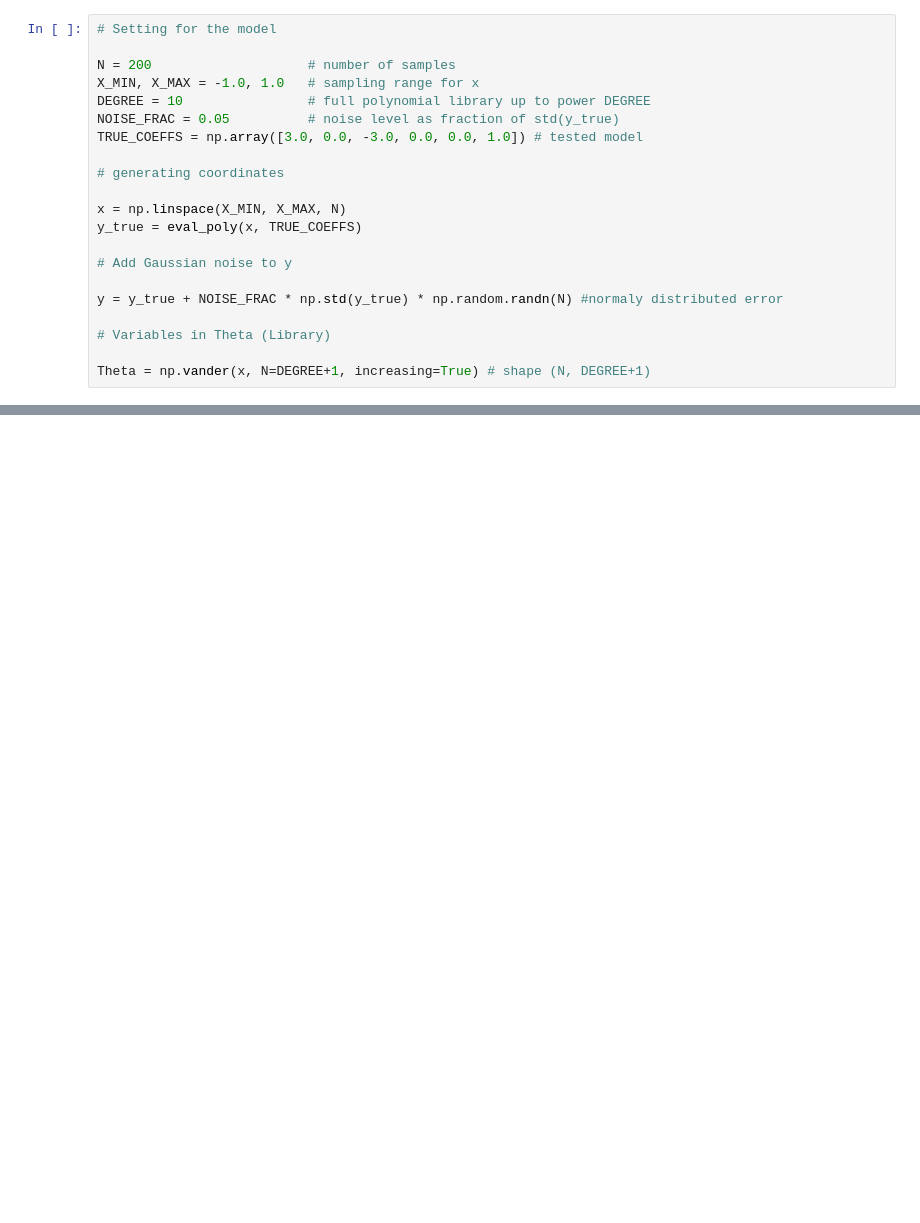
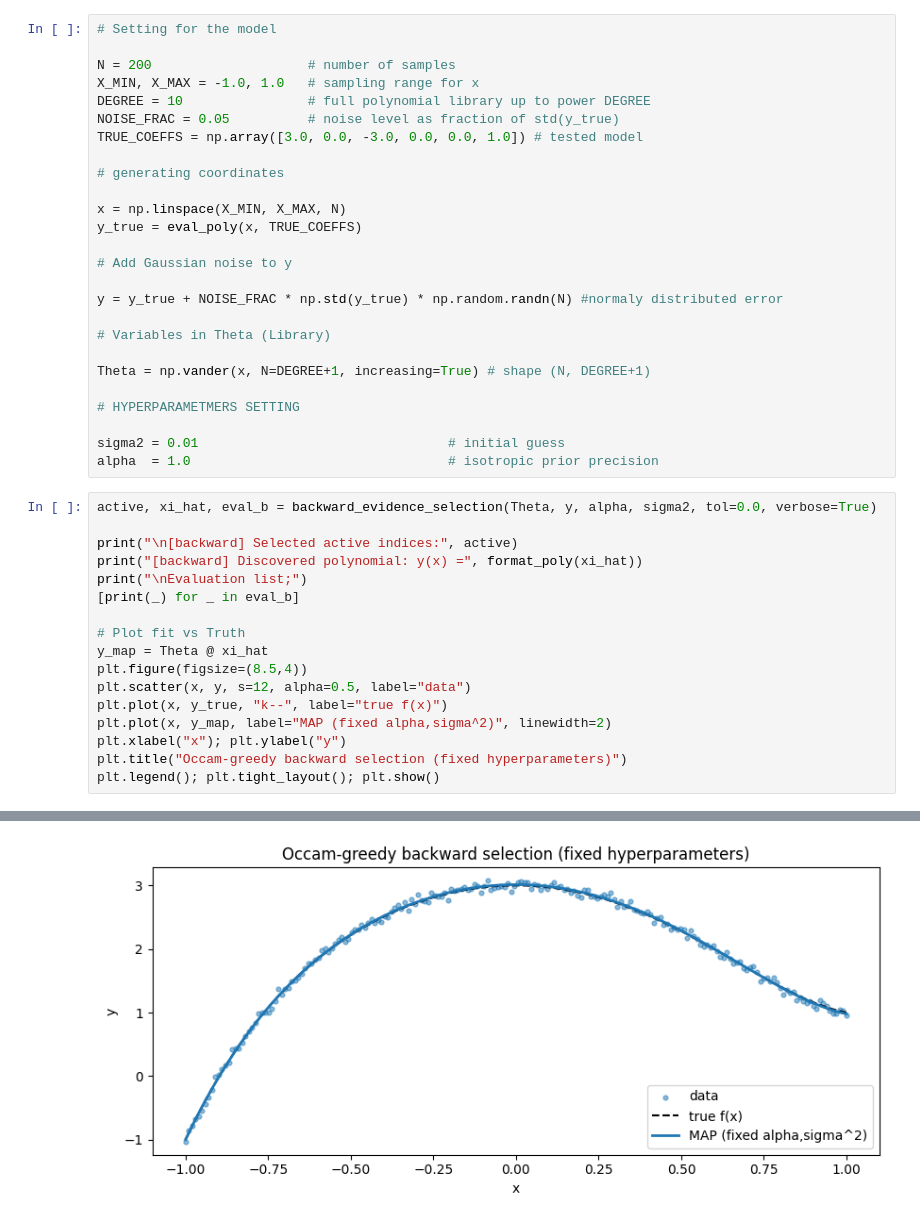
Before and after one commit to brianhjh/Bayesian-SINDy, a Jupyter notebook: notebooks/bindy.ipynb, the cells around one changed output, grey strips where cells are left out. Cells and saved outputs as stored; diff of their text form; blank space fills up the shorter version.

```diff
--- a/notebooks/bindy.ipynb
+++ b/notebooks/bindy.ipynb
@@ -58,3 +277,26 @@ y = y_true + NOISE_FRAC * np.std(y_true) * np.random.randn(N) #normaly distribut
 # Variables in Theta (Library)
 
 Theta = np.vander(x, N=DEGREE+1, increasing=True) # shape (N, DEGREE+1)
+
+# HYPERPARAMETMERS SETTING
+
+sigma2 = 0.01                                # initial guess
+alpha  = 1.0                                 # isotropic prior precision
+# %%
+active, xi_hat, eval_b = backward_evidence_selection(Theta, y, alpha, sigma2, tol=0.0, verbose=True)
+
+print("\n[backward] Selected active indices:", active)
+print("[backward] Discovered polynomial: y(x) =", format_poly(xi_hat))
+print("\nEvaluation list;")
+[print(_) for _ in eval_b]
+
+# Plot fit vs Truth
+y_map = Theta @ xi_hat
+plt.figure(figsize=(8.5,4))
+plt.scatter(x, y, s=12, alpha=0.5, label="data")
+plt.plot(x, y_true, "k--", label="true f(x)")
+plt.plot(x, y_map, label="MAP (fixed alpha,sigma^2)", linewidth=2)
+plt.xlabel("x"); plt.ylabel("y")
+plt.title("Occam-greedy backward selection (fixed hyperparameters)")
+plt.legend(); plt.tight_layout(); plt.show()
+# %% [output]
@@ -60,0 +320 @@ Theta = np.vander(x, N=DEGREE+1, increasing=True) # shape (N, DEGREE+1)
+[figure, added]
```
Also changed, not shown: parts of 4 cells of this notebook.
